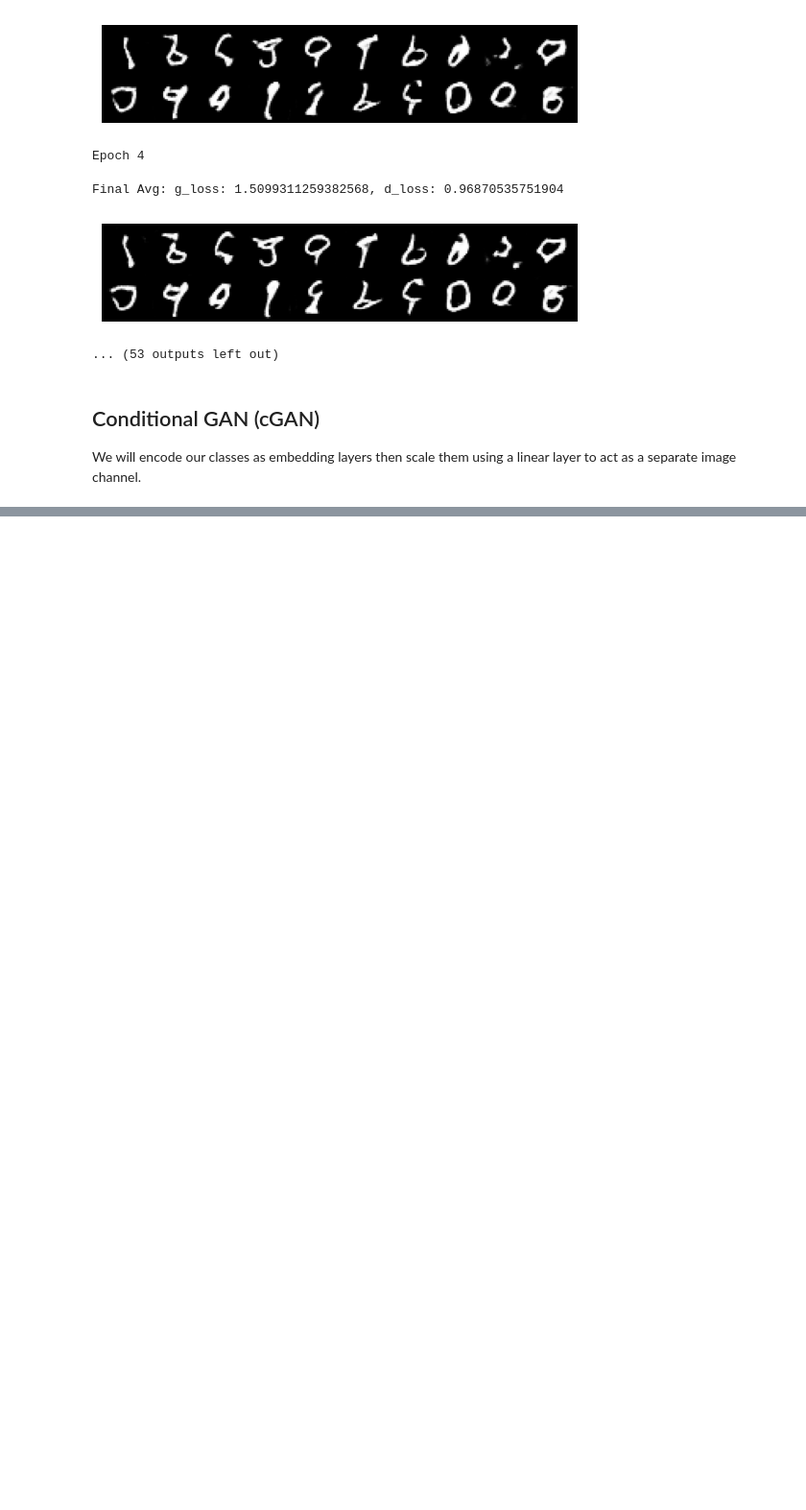
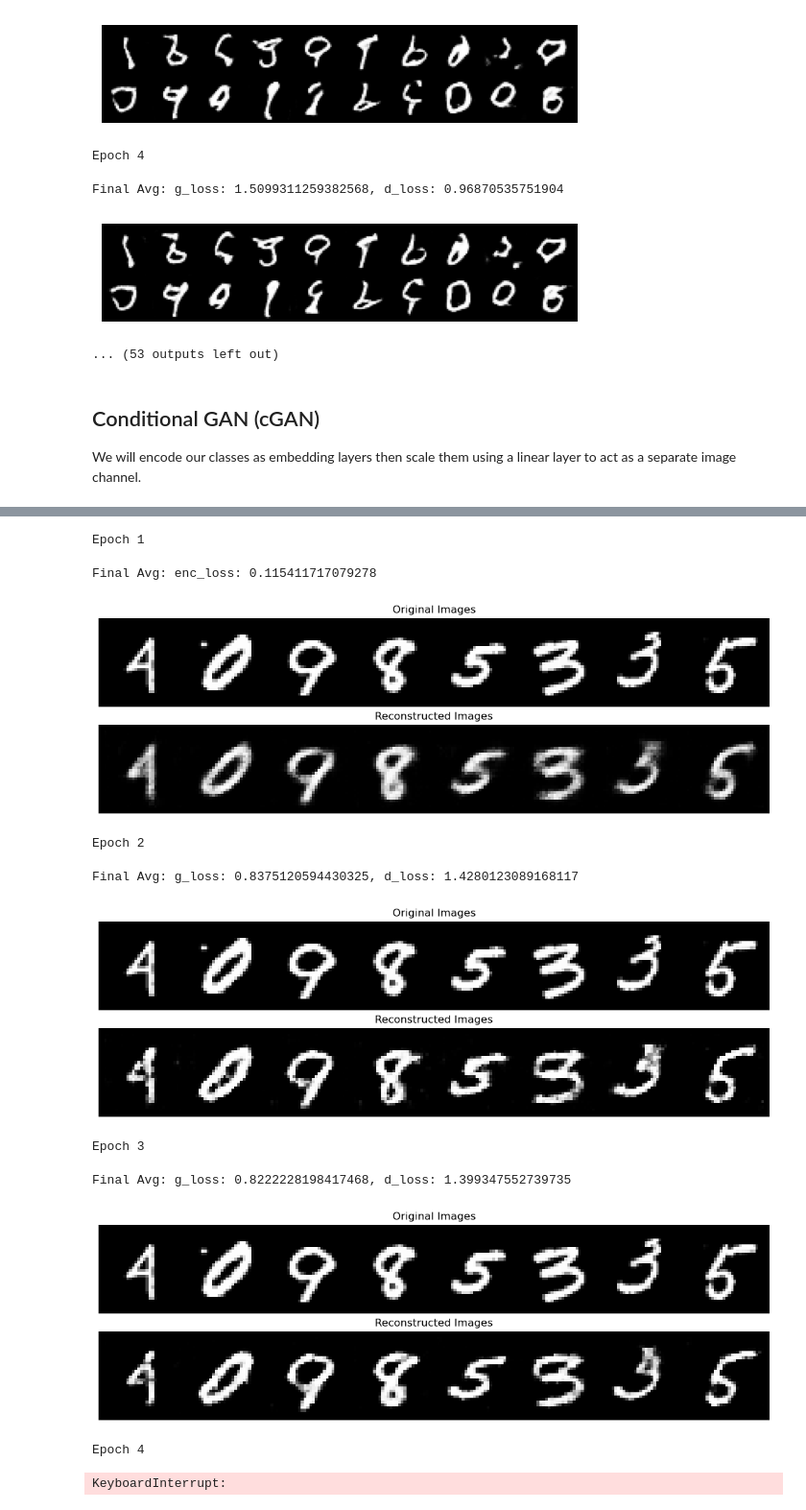
Before and after one commit to TeeJayBaker/SonyCSL, a Jupyter notebook: ASSIGNMENT_TOM_BAKER.ipynb, the cells around one changed output, grey strips where cells are left out. Shown at 96% size. Saved outputs shown, nothing was run; the diff lists cells and outputs as text; code cells hidden in the pictures; blank space fills up the shorter version.

```diff
--- a/ASSIGNMENT_TOM_BAKER.ipynb
+++ b/ASSIGNMENT_TOM_BAKER.ipynb
@@ -577,3 +860,16 @@ def enc_train_step(ecgen, ecgenoptimiser, loss, real_img):
+# %%
+def cond_enc_train_step(ecgen, ecgen_optimiser, loss_enc, real_img, labels):
+    # Clear Gradients
+    ecgen_optimiser.zero_grad()
+
+    # Train on reconstruction
+    fake = ecgen(real_img, labels)
+    e_loss = loss_enc(real_img, fake)
+
+    # Update Weights
+    e_loss.backward()
+    ecgen_optimiser.step()
+    return e_loss.item()
 # %%
 # total number of epochs to train the model
 num_epochs = 10
@@ -581,15 +877,14 @@ num_epochs = 10
 enc_warmup_epochs = 1
 
 # Constant images for visualisation
-test_imgs = next(iter(dataloader))[0][:8].to(device)
+test_imgs, test_labels = next(iter(dataloader))
+test_imgs = test_imgs[:8].to(device)
+test_labels = test_labels[:8].to(device)
 
 # optimisers
 lr=0.0002
 ecgen_optimiser = torch.optim.Adam(ecgenerator.parameters(), lr=lr, betas=(0.5, 0.999))
 ecdis_optimiser = torch.optim.Adam(ecdiscriminator.parameters(), lr=lr, betas=(0.5, 0.999))
-
-# The encoder loss
-loss2 = nn.MSELoss()
 
 # Train the model
 for epoch in range(num_epochs):
@@ -599,43 +894,79 @@ for epoch in range(num_epochs):
     ecgen_loss_sum = 0
     enc_loss_sum = 0
     data_iter = tqdm(enumerate(dataloader), total=len(dataloader))
-    for i, (images, _) in data_iter:
+    for i, (images, labels) in data_iter:
+        # Prepare batch
         real_img = images.to(device)
+        labels = labels.to(device)
         ecgenerator.train()
         batch_size = real_img.shape[0]
 
+        # (opt) Pre-train encoder
         if epoch < enc_warmup_epochs:
-            enc_loss = enc_train_step(ecgenerator, ecgen_optimiser, loss2, images.to(device))
+            enc_loss = cond_enc_train_step(
+                ecgenerator, ecgen_optimiser, loss_enc, real_img, labels
+            )
+
+            # Update running loss
             enc_loss_sum += enc_loss
             if i % 50 == 0:
                 data_iter.set_description('enc_loss: {}'.format(enc_loss))
 
+        # Train discriminator
         else:
-            ecdis_loss = ecdis_train_step(batch_size, ecgenerator, ecdiscriminator, ecdis_optimiser, loss, real_img)
-            ecgen_loss = ecgen_train_step(batch_size, ecgenerator, ecdiscriminator, ecgen_optimiser, loss, loss2, real_img)
+            ecdis_loss = ecdis_train_step(
+                batch_size, ecgenerator, ecdiscriminator, ecdis_optimiser, loss, real_img, labels
+                )
+
+            ecgen_loss = ecgen_train_step(
+                batch_size, ecgenerator, ecdiscriminator, ecgen_optimiser, loss, loss_enc, real_img,  labels
+                )
+
+            # Update running loss
             ecdis_loss_sum += ecdis_loss
             ecgen_loss_sum += ecgen_loss
             if i % 50 == 0:
                 data_iter.set_description('g_loss: {}, d_loss: {}'.format(ecgen_loss, ecdis_loss))
 
     # average loss over epoch
     if epoch < enc_warmup_epochs:
-        print('Final Avg: enc_loss: {}'.format(enc_loss_sum / len(dataloader)))
+        print(
+            'Final Avg: enc_loss: {}'.format(
+                enc_loss_sum / len(dataloader)
+            )
+        )
     else:
-        print('Final Avg: g_loss: {}, d_loss: {}'.format(ecgen_loss_sum / len(dataloader), ecdis_loss_sum / len(dataloader))) # Print the loss values
+        print(
+            'Final Avg: g_loss: {}, d_loss: {}'.format(
+                ecgen_loss_sum / len(dataloader), ecdis_loss_sum / len(dataloader)
+            )
+        )
+
+    ecgenerator.eval()
 
     # Visualise the progress of the model each epoch
-    ecgenerator.eval()
-    sample_images = ecgenerator(test_imgs).cpu()
+    sample_images = ecgenerator(test_imgs, test_labels).cpu()
     fig, axs = plt.subplots(2, figsize=(16, 4))
 
     grid1 = torchvision.utils.make_grid(test_imgs.cpu(), nrow=8, padding=2, normalize=True).permute(1,2,0).numpy()
     axs[0].imshow(grid1)
     axs[0].axis("off")
     axs[0].set_title("Original Images")
 
     grid2 = torchvision.utils.make_grid(sample_images, nrow=8, padding=2, normalize=True).permute(1,2,0).numpy()
     axs[1].imshow(grid2)
     axs[1].axis("off")
     axs[1].set_title("Reconstructed Images")
     plt.show()
+# %% [output]
+Epoch 1
+Final Avg: enc_loss: 0.115411717079278
+[figure, added]
+Epoch 2
+Final Avg: g_loss: 0.8375120594430325, d_loss: 1.4280123089168117
+[figure, added]
+Epoch 3
+Final Avg: g_loss: 0.8222228198417468, d_loss: 1.399347552739735
+[figure, added]
+Epoch 4
+KeyboardInterrupt:
```
Also changed, not shown: parts of 21 cells of this notebook.
